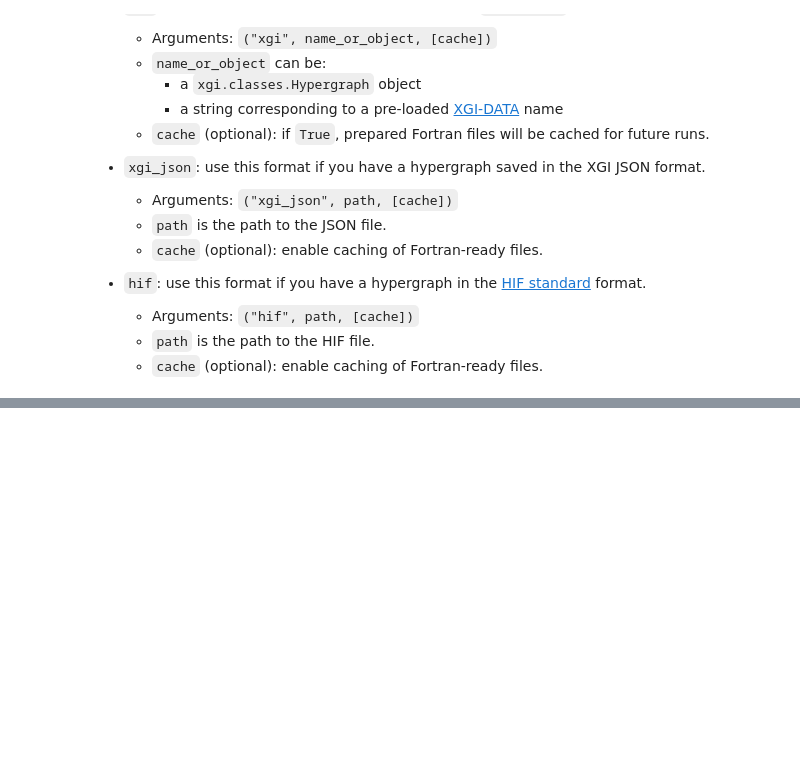
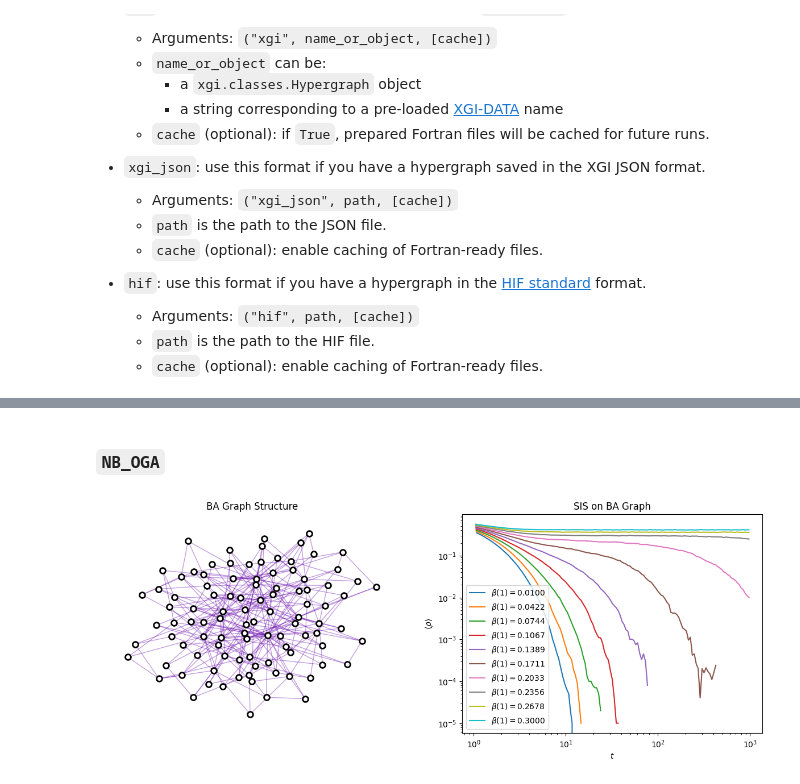
Before and after one commit to gisc-ufv/hyperSIS, a Jupyter notebook: examples.ipynb, the cells around one changed output, grey strips where cells are left out. Drawn from its saved outputs; the diff is of its cells as text; code cells hidden in the pictures; blank space fills up the shorter version.

Commit message:
add more examples (NetworkX)

```diff
--- a/examples.ipynb
+++ b/examples.ipynb
@@ -363,0 +380,52 @@ Text(0.5, 1.0, 'SIS on Hypergraph')
+# %% [markdown]
+### `NB_OGA`
+# %%
+import networkx as nx
+from IPython.display import display, clear_output
+
+# Create a random BA graph
+G = nx.barabasi_albert_graph(100, 3)
+
+# Visualize the hypergraph
+fig, axs = plt.subplots(ncols=2, figsize=(15, 5))
+
+nx.draw(G, ax=axs[0], node_size=50, node_color='white', edgecolors='black', edge_color=(106/255, 13/255, 173/255, 0.4), linewidths=2.0)
+axs[0].set_title("BA Graph Structure")
+
+args = hs.SimulationArgs(
+    network = ("networkx", G),
+    tmax = 1000,
+    initial_condition = ('fraction', 1.0),
+    n_samples = 1000,
+    #par_b = 0.8, # does not have effect
+    #par_theta = 0.7, # does not have effect
+    sampler = 'btree',
+    algorithm = 'NB_OGA',
+    time_scale = 'powerlaw'
+)
+
+# Run the simulation for a given value of beta1
+
+for beta1 in np.linspace(0.01, 0.3, 10):
+    data = hs.run_simulation(beta1 = beta1, args=args)
+
+    # Get results
+    times = data.temporal.t
+    rho_avg = data.temporal.rho_avg
+
+    # Plot it
+    axs[1].plot(times, rho_avg, label=fr'$\beta(1) = {beta1:.4f}$')
+
+    axs[1].set_xlabel(r'$t$')
+    axs[1].set_ylabel(r'$\langle \rho \rangle$')
+    axs[1].legend()
+    axs[1].set_xscale('log')
+    axs[1].set_yscale('log')
+    axs[1].set_title('SIS on BA Graph')
+
+    clear_output(wait=True)
+    display(fig)
+
+clear_output(wait=True)
+# %% [output]
+[figure, added]
```
Also changed, not shown: parts of 7 cells of this notebook.
